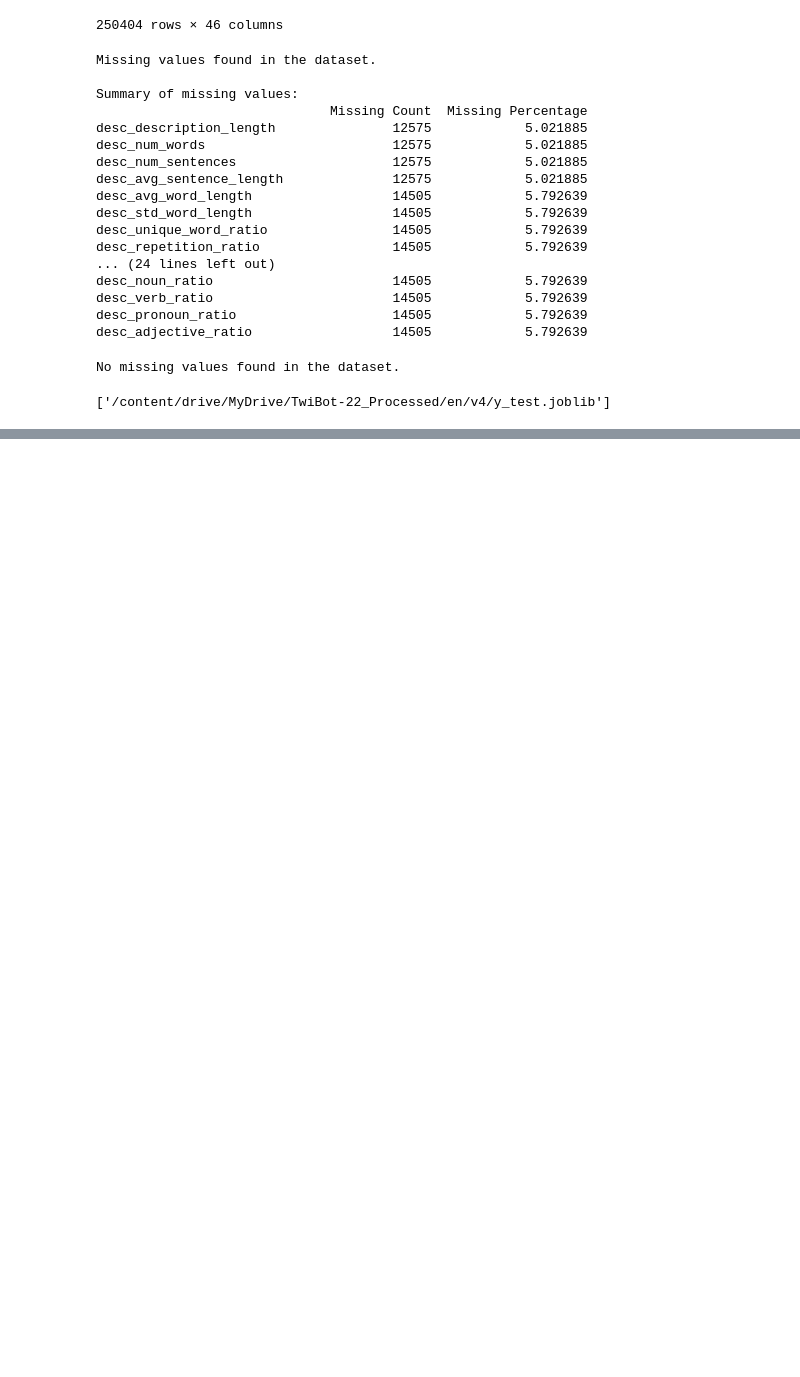
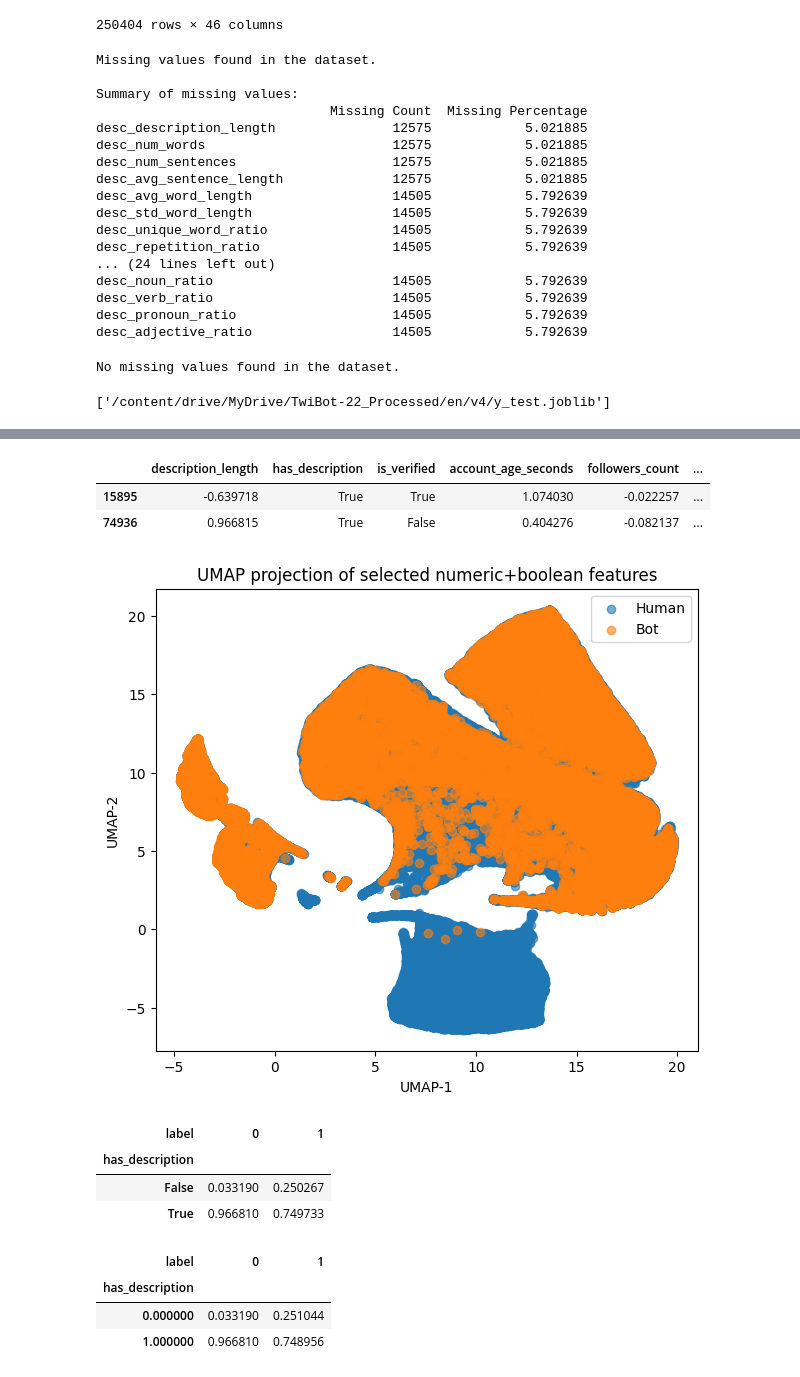
Before and after one commit to julwdo/thesis, a Jupyter notebook: 01_codes/03_nlp_project_main_old.ipynb, the cells around one changed output, grey strips where cells are left out. Drawn from its saved outputs; the diff is of its cells as text; code cells hidden in the pictures; blank space fills up the shorter version.

```diff
--- a/01_codes/03_nlp_project_main_old.ipynb
+++ b/01_codes/03_nlp_project_main_old.ipynb
@@ -1798,3 +1681,27 @@ print(feat_importances)
+# %%
+from sklearn.preprocessing import StandardScaler
+
+scaler = StandardScaler()
+
+# Fit on training set
+scaler.fit(X_train_with_desc_selected_df[numeric_cols_selected])
+
+# Transform train/test sets
+X_train_with_desc_scaled = X_train_with_desc_selected_df.copy()
+X_test_with_desc_scaled = X_test_with_desc_selected_df.copy()
+
+X_train_with_desc_scaled[numeric_cols_selected] = scaler.transform(X_train_with_desc_selected_df[numeric_cols_selected])
+X_test_with_desc_scaled[numeric_cols_selected] = scaler.transform(X_test_with_desc_selected_df[numeric_cols_selected])
+
+# Restore boolean feature type
+X_train_with_desc_scaled[bool_cols_selected] = X_train_with_desc_scaled[bool_cols_selected].astype(bool)
+X_test_with_desc_scaled[bool_cols_selected] = X_test_with_desc_scaled[bool_cols_selected].astype(bool)
+# %%
+X_train_with_desc_scaled.head(2)
+# %% [output]
+|  | description_length | has_description | is_verified | account_age_seconds | followers_count | ... |
+| 15895 | -0.639718 | True | True | 1.074030 | -0.022257 | ... |
+| 74936 | 0.966815 | True | False | 0.404276 | -0.082137 | ... |
 # %%
 import umap
 
@@ -1806,4 +1713,30 @@ reducer = umap.UMAP(
     random_state=42
 )
 
-X_umap = reducer.fit_transform(X_train_with_desc_selected_df)
+X_umap = reducer.fit_transform(X_train_with_desc_scaled)
+# %%
+import matplotlib.pyplot as plt
+
+plt.figure(figsize=(7, 6))
+
+plt.scatter(
+    X_umap[y_train == 0, 0],
+    X_umap[y_train == 0, 1],
+    alpha=0.6,
+    label="Human"
+)
+
+plt.scatter(
+    X_umap[y_train == 1, 0],
+    X_umap[y_train == 1, 1],
+    alpha=0.6,
+    label="Bot"
+)
+
+plt.xlabel("UMAP-1")
+plt.ylabel("UMAP-2")
+plt.title("UMAP projection of selected numeric+boolean features")
+plt.legend()
+plt.show()
+# %% [output]
+[figure, added]
@@ -1809,0 +1779,22 @@ X_umap = reducer.fit_transform(X_train_with_desc_selected_df)
+# %%
+pd.crosstab(
+    X_train_with_desc_scaled["has_description"],
+    y_train,
+    normalize="columns"
+)
+# %% [output]
+| label | 0 | 1 |
+| has_description |  |  |
+| False | 0.033190 | 0.250267 |
+| True | 0.966810 | 0.749733 |
+# %%
+pd.crosstab(
+    train_resampled_df["has_description"],
+    train_resampled_df["label"],
+    normalize="columns"
+)
+# %% [output]
+| label | 0 | 1 |
+| has_description |  |  |
+| 0.000000 | 0.033190 | 0.251044 |
+| 1.000000 | 0.966810 | 0.748956 |
```
Also changed, not shown: parts of 32 cells of this notebook, 4 other files.
